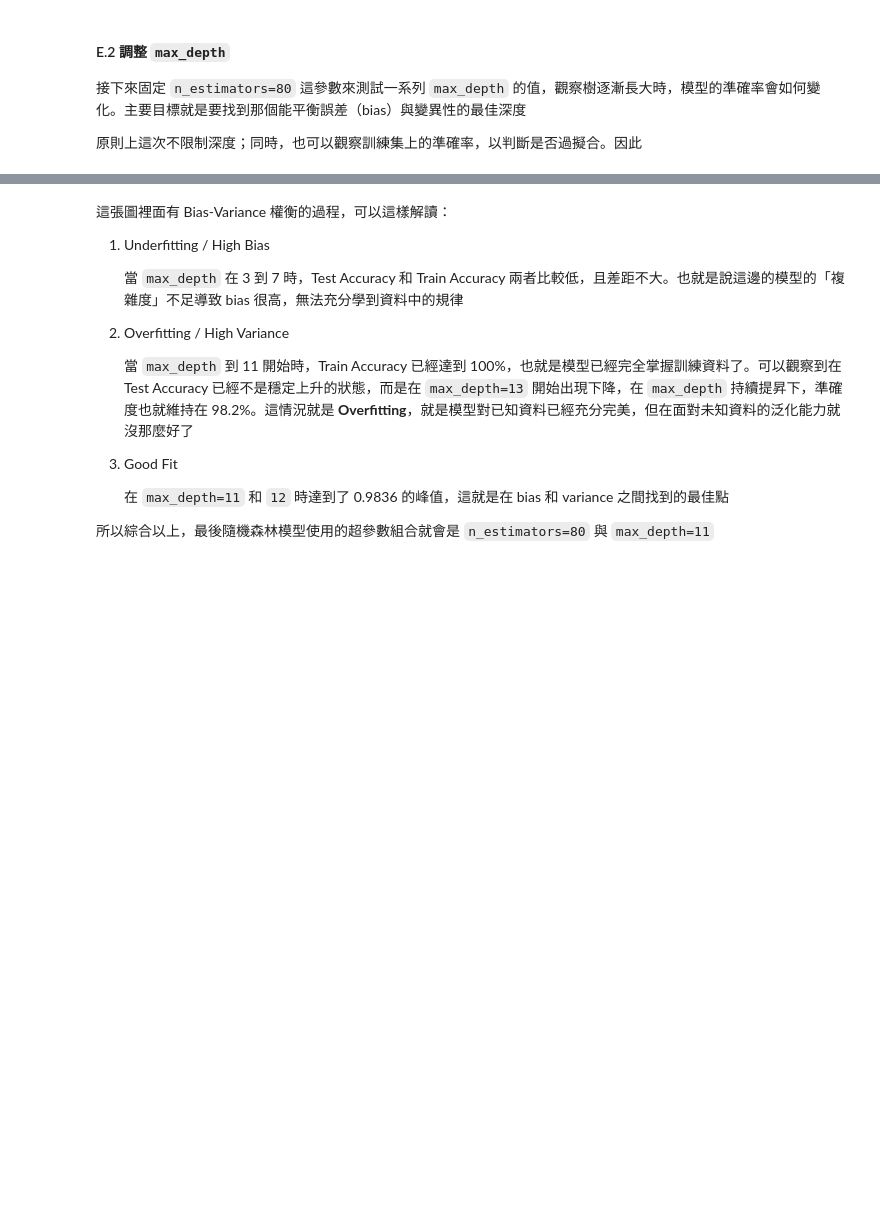
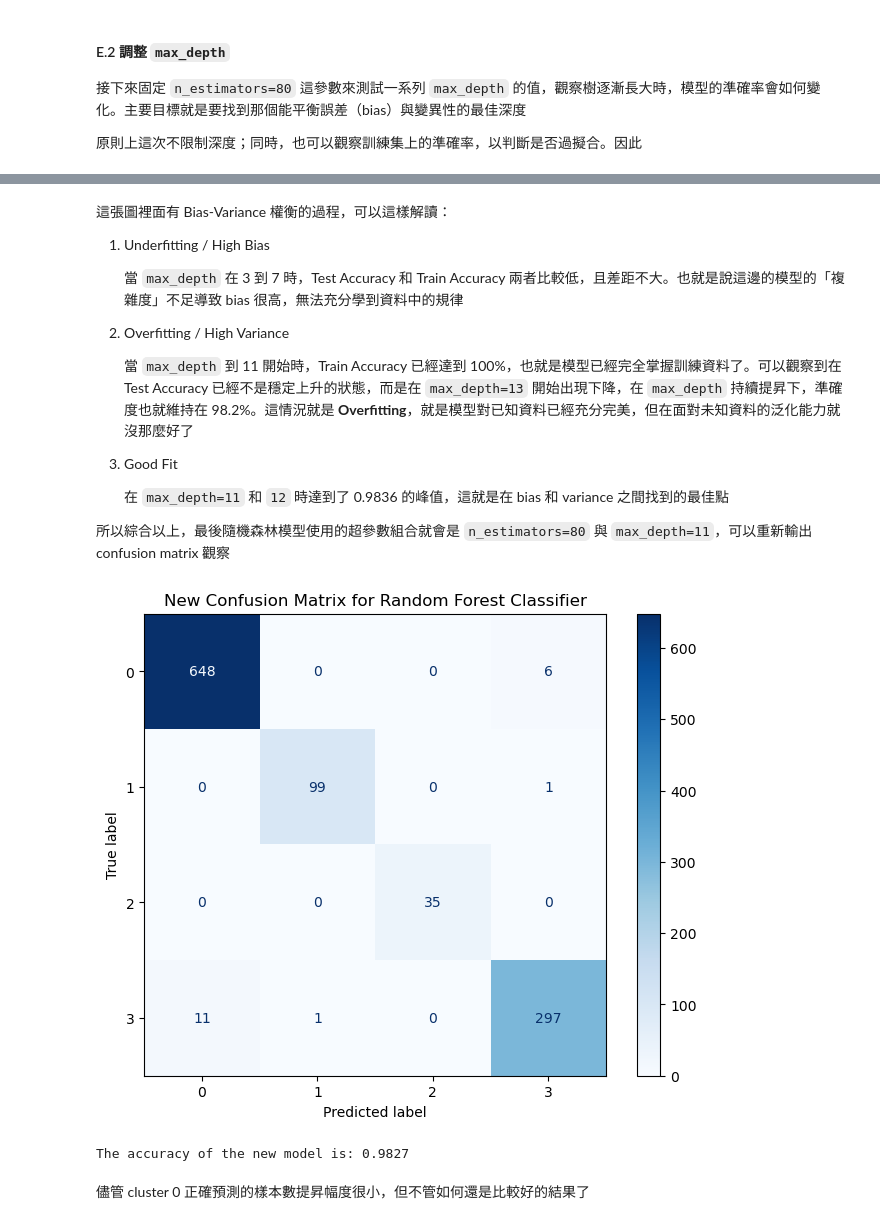
Before and after one commit to csning1998/school-medical-decision-analysis, a Jupyter notebook: Assignment.ipynb, the cells around one changed output, grey strips where cells are left out. Drawn from its saved outputs; the diff is of its cells as text; code cells hidden in the pictures; blank space fills up the shorter version.

```diff
--- a/Assignment.ipynb
+++ b/Assignment.ipynb
@@ -1085,7 +1088,7 @@ import time
 import matplotlib.pyplot as plt
 
 estimator_list = list(range(10, 100, 2))
-accuracy_scores = []  # List to store results
+accuracy_scores_rf = []  # List to store results
 
 for n in estimator_list:
     start_time = time.time()  # Record start time
@@ -1095,7 +1098,7 @@ for n in estimator_list:
     model.fit(X_train, y_train)
     y_pred = model.predict(X_test)
     acc = accuracy_score(y_test, y_pred)
-    accuracy_scores.append(acc)
+    accuracy_scores_rf.append(acc)
 
     end_time = time.time()  # Record end time
     print(
@@ -1103,7 +1106,7 @@ for n in estimator_list:
     )
 
 fig, ax = plt.subplots(figsize=(10, 6))
-ax.plot(estimator_list, accuracy_scores, marker="o", linestyle="-")
+ax.plot(estimator_list, accuracy_scores_rf, marker="o", linestyle="-")
 ax.set_title("Random Forest Accuracy to each n_estimators")
 ax.set_xlabel("Number of Estimators (Trees)")
 ax.set_ylabel("Accuracy on Test Set")
@@ -1157,20 +1160,20 @@ for d in depth_options:
 
     # Evaluation 1. Test set accuracy
     y_pred_test = model.predict(X_test)
-    acc_test = accuracy_score(y_test, y_pred_test)
-    accuracy_scores_depth.append(acc_test)
+    acc_test_rf = accuracy_score(y_test, y_pred_test)
+    accuracy_scores_depth.append(acc_test_rf)
 
     # Evaluation 2. Training set accuracy
     y_pred_train = model.predict(X_train)
-    acc_train = accuracy_score(y_train, y_pred_train)
-    train_accuracy_scores_depth.append(acc_train)
+    acc_train_rf = accuracy_score(y_train, y_pred_train)
+    train_accuracy_scores_depth.append(acc_train_rf)
 
     end_time = time.time()
 
     # Convert None to string for convenient printing
     depth_str = "None" if d is None else str(d)
     print(
-        f"max_depth: {depth_str:<4}, Test Accuracy: {acc_test:.4f}, Train Accuracy: {acc_train:.4f}, Time: {end_time - start_time:.2f}s"
+        f"max_depth: {depth_str:<4}, Test Accuracy: {acc_test_rf:.4f}, Train Accuracy: {acc_train_rf:.4f}, Time: {end_time - start_time:.2f}s"
     )
 
 fig, ax = plt.subplots(figsize=(12, 7))
@@ -1233,4 +1236,23 @@ max_depth: None, Test Accuracy: 0.9827, Train Accuracy: 1.0000, Time: 0.12s
 
    在 `max_depth=11` 和 `12` 時達到了 0.9836 的峰值，這就是在 bias 和 variance 之間找到的最佳點
 
-所以綜合以上，最後隨機森林模型使用的超參數組合就會是 `n_estimators=80` 與 `max_depth=11`
+所以綜合以上，最後隨機森林模型使用的超參數組合就會是 `n_estimators=80` 與 `max_depth=11`，可以重新輸出 confusion matrix 觀察
+# %%
+rfc_new = RandomForestClassifier(n_estimators=60, max_depth=11, random_state=42)
+rfc_new.fit(X_train, y_train)
+
+cm_new = confusion_matrix(y_test, y_pred)
+
+disp = ConfusionMatrixDisplay(confusion_matrix=cm_new)
+fig, ax = plt.subplots(figsize=(8, 6))
+disp.plot(ax=ax, cmap="Blues")
+ax.set_title("New Confusion Matrix for Random Forest Classifier")
+plt.show()
+
+new_accuracy_rf = accuracy_score(y_test, y_pred)
+print(f"The accuracy of the new model is: {new_accuracy_rf:.4f}")
+# %% [output]
+[figure, added]
+The accuracy of the new model is: 0.9827
+# %% [markdown]
+儘管 cluster 0 正確預測的樣本數提昇幅度很小，但不管如何還是比較好的結果了
```
Also changed, not shown: parts of 52 cells of this notebook.
